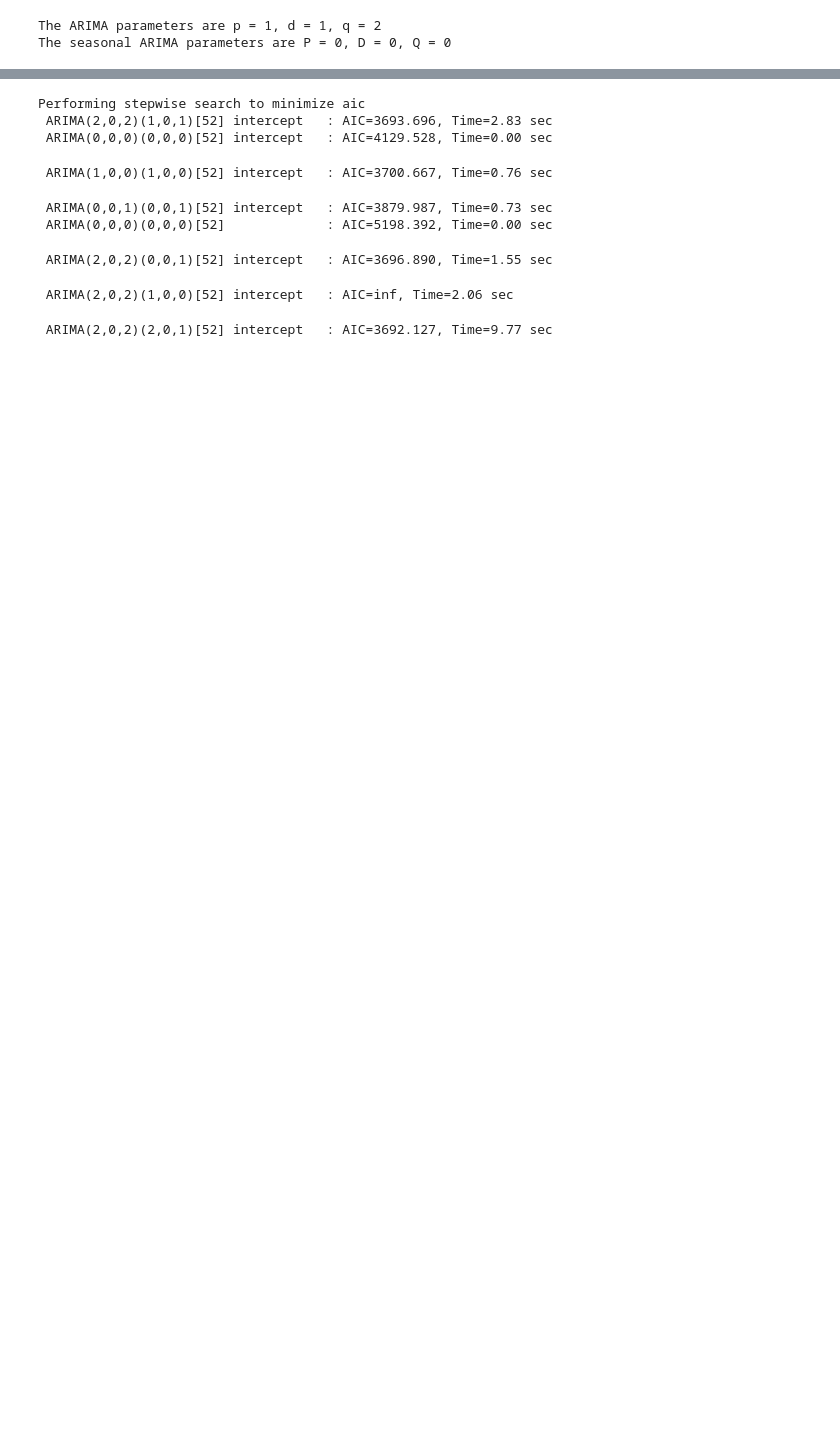
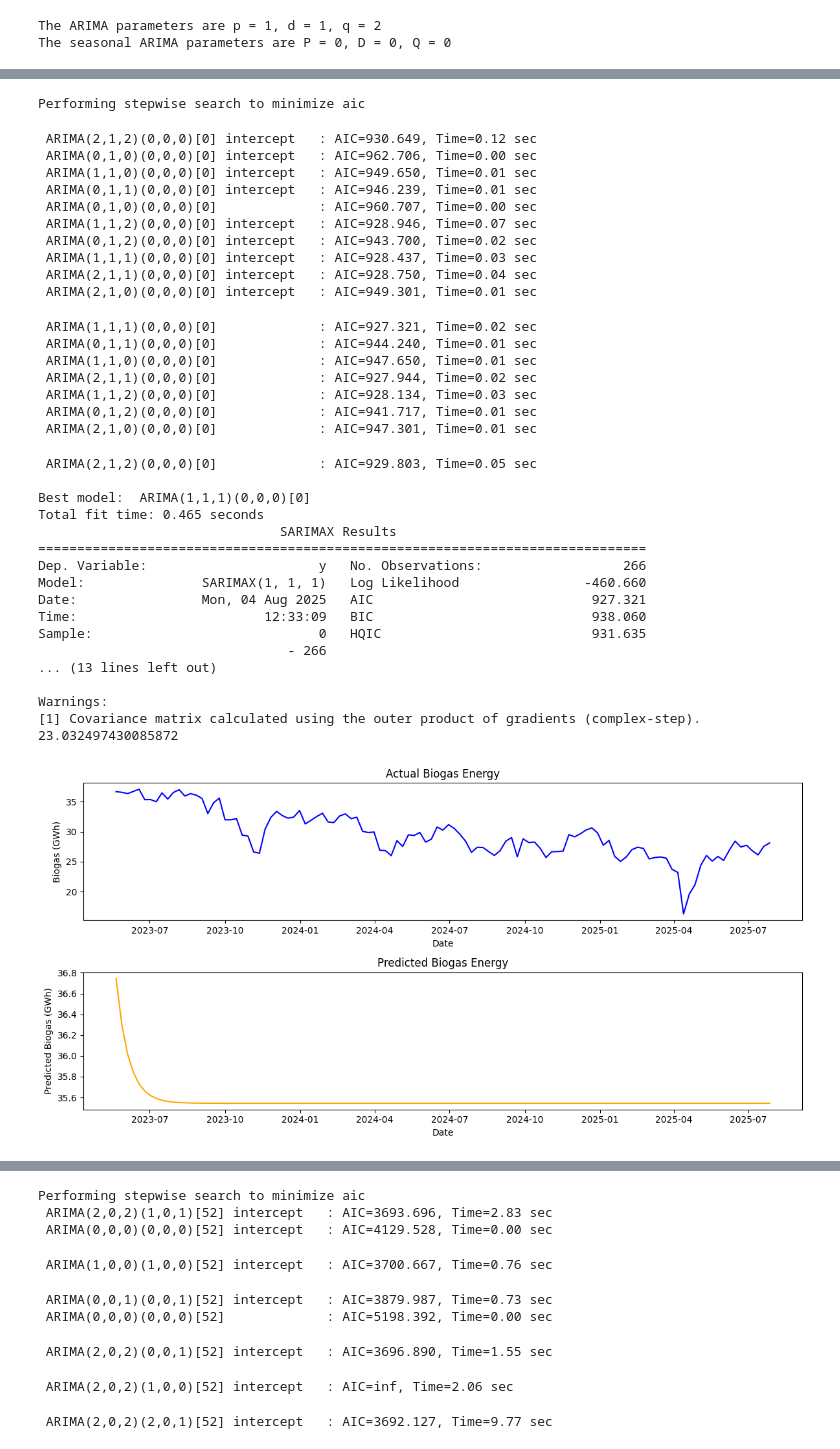
Before and after one commit to shane-ppy/15066_final_project, a Jupyter notebook: prediction.ipynb, the cells around one changed output, grey strips where cells are left out. Drawn from its saved outputs; the diff is of its cells as text; code cells hidden in the pictures; blank space fills up the shorter version.

```diff
--- a/prediction.ipynb
+++ b/prediction.ipynb
@@ -204,0 +355,68 @@ The seasonal ARIMA parameters are P = 0, D = 0, Q = 0
+# %%
+# Fit an auto_arima model to the biogas training data
+biogas_arima_model = auto_arima(
+    biogas_train["Biogas"],
+    seasonal=False,
+    trace=True,
+    error_action='ignore',
+    suppress_warnings=True
+)
+print(biogas_arima_model.summary())
+predicted_biogas = biogas_arima_model.predict(n_periods=len(biogas_test))
+actual_biogas = biogas_test['Biogas']
+mape_biogas = calculate_mape(actual_biogas, predicted_biogas)
+print(mape_biogas)
+# Create two separate plots for actual and predicted biogas data
+fig, axes = plt.subplots(2, 1, figsize=(12, 6))
+
+# Actual biogas data plot
+axes[0].plot(biomass_test['Week_Start'], actual_biogas, color='blue')
+axes[0].set_xlabel('Date')
+axes[0].set_ylabel('Biogas (GWh)')
+axes[0].set_title('Actual Biogas Energy')
+
+# Predicted biogas data plot
+axes[1].plot(load_test['Week_Start'], predicted_biogas, color='orange')
+axes[1].set_xlabel('Date')
+axes[1].set_ylabel('Predicted Biogas (GWh)')
+axes[1].set_title('Predicted Biogas Energy')
+
+plt.tight_layout()
+plt.show()
+# %% [output]
+Performing stepwise search to minimize aic
+ ARIMA(2,1,2)(0,0,0)[0] intercept   : AIC=930.649, Time=0.12 sec
+ ARIMA(0,1,0)(0,0,0)[0] intercept   : AIC=962.706, Time=0.00 sec
+ ARIMA(1,1,0)(0,0,0)[0] intercept   : AIC=949.650, Time=0.01 sec
+ ARIMA(0,1,1)(0,0,0)[0] intercept   : AIC=946.239, Time=0.01 sec
+ ARIMA(0,1,0)(0,0,0)[0]             : AIC=960.707, Time=0.00 sec
+ ARIMA(1,1,2)(0,0,0)[0] intercept   : AIC=928.946, Time=0.07 sec
+ ARIMA(0,1,2)(0,0,0)[0] intercept   : AIC=943.700, Time=0.02 sec
+ ARIMA(1,1,1)(0,0,0)[0] intercept   : AIC=928.437, Time=0.03 sec
+ ARIMA(2,1,1)(0,0,0)[0] intercept   : AIC=928.750, Time=0.04 sec
+ ARIMA(2,1,0)(0,0,0)[0] intercept   : AIC=949.301, Time=0.01 sec
+ ARIMA(1,1,1)(0,0,0)[0]             : AIC=927.321, Time=0.02 sec
+ ARIMA(0,1,1)(0,0,0)[0]             : AIC=944.240, Time=0.01 sec
+ ARIMA(1,1,0)(0,0,0)[0]             : AIC=947.650, Time=0.01 sec
+ ARIMA(2,1,1)(0,0,0)[0]             : AIC=927.944, Time=0.02 sec
+ ARIMA(1,1,2)(0,0,0)[0]             : AIC=928.134, Time=0.03 sec
+ ARIMA(0,1,2)(0,0,0)[0]             : AIC=941.717, Time=0.01 sec
+ ARIMA(2,1,0)(0,0,0)[0]             : AIC=947.301, Time=0.01 sec
+ ARIMA(2,1,2)(0,0,0)[0]             : AIC=929.803, Time=0.05 sec
+
+Best model:  ARIMA(1,1,1)(0,0,0)[0]
+Total fit time: 0.465 seconds
+                               SARIMAX Results
+==============================================================================
+Dep. Variable:                      y   No. Observations:                  266
+Model:               SARIMAX(1, 1, 1)   Log Likelihood                -460.660
+Date:                Mon, 04 Aug 2025   AIC                            927.321
+Time:                        12:33:09   BIC                            938.060
+Sample:                             0   HQIC                           931.635
+                                - 266
+... (13 lines left out)
+
+Warnings:
+[1] Covariance matrix calculated using the outer product of gradients (complex-step).
+23.032497430085872
+[figure, added]
```
Also changed, not shown: parts of 21 cells of this notebook, 3 other files.
